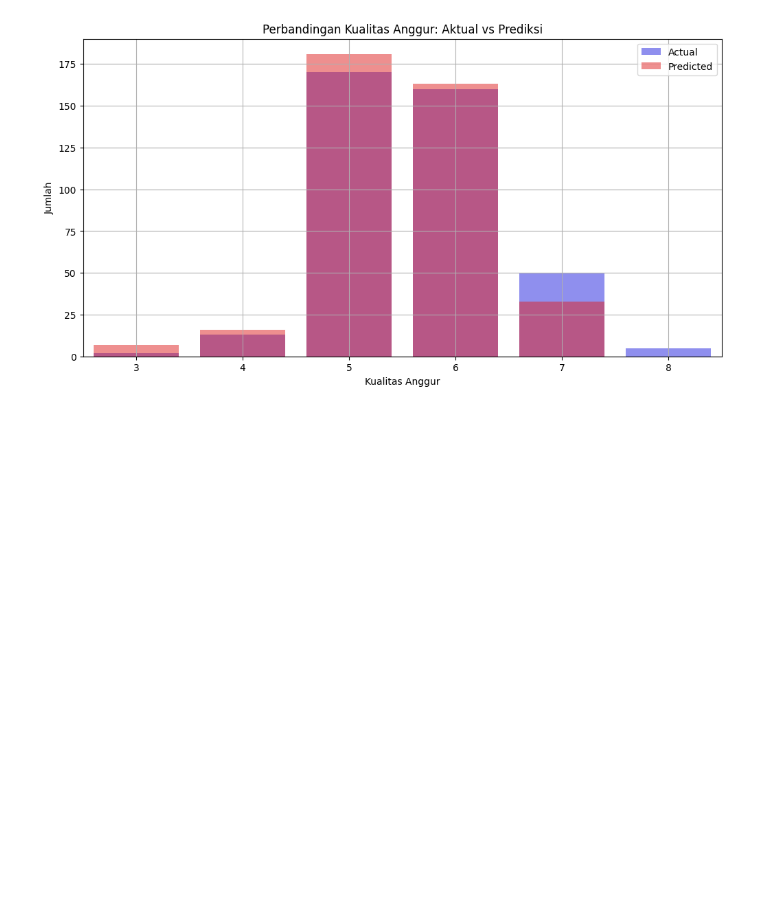
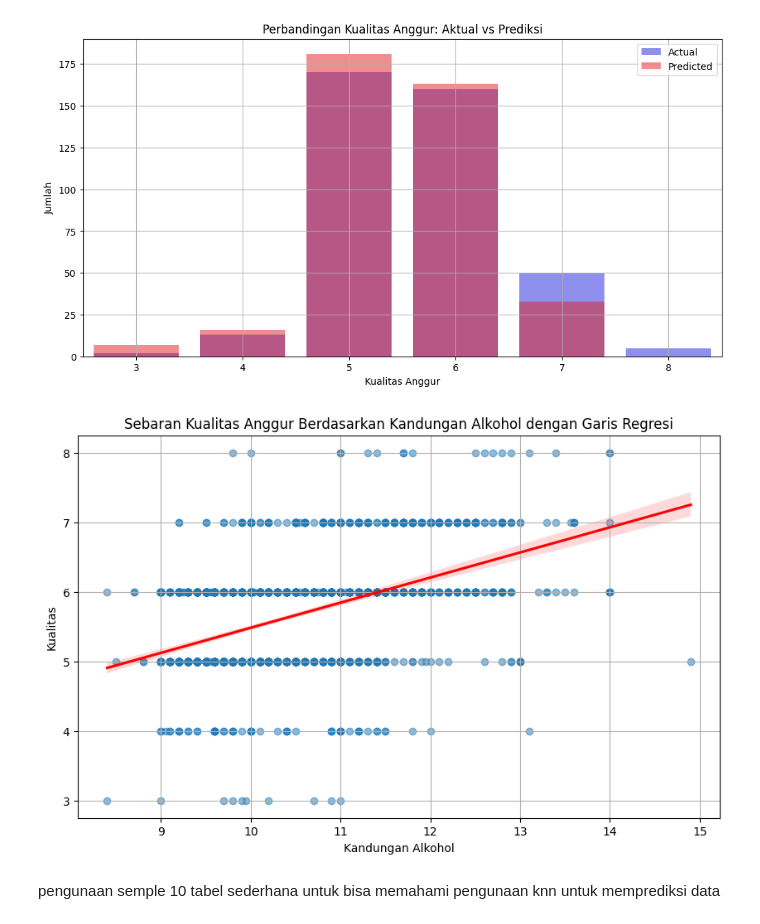
Before and after one commit to ihyaulumuddin044/machineLearning, a Jupyter notebook: K_Nierest_Neighbor.ipynb, the cells around one changed output. Drawn from its saved outputs; the diff is of its cells as text; code cells hidden in the pictures; blank space fills up the shorter version.

```diff
--- a/K_Nierest_Neighbor.ipynb
+++ b/K_Nierest_Neighbor.ipynb
@@ -97,3 +150,26 @@ plt.show()
 [figure]
 [figure]
 [figure]
+# %%
+# sebaran diagram
+
+import pandas as pd
+import matplotlib.pyplot as plt
+import seaborn as sns
+
+# Memuat dataset Wine Quality dari URL
+url = "https://archive.ics.uci.edu/ml/machine-learning-databases/wine-quality/winequality-red.csv"
+wine = pd.read_csv(url, sep=';')
+
+# Menampilkan diagram sebaran antara 'alcohol' dan 'quality' dengan garis regresi
+plt.figure(figsize=(10, 6))
+sns.regplot(data=wine, x='alcohol', y='quality', scatter_kws={'alpha':0.5}, line_kws={'color':'red'})
+plt.title('Sebaran Kualitas Anggur Berdasarkan Kandungan Alkohol dengan Garis Regresi')
+plt.xlabel('Kandungan Alkohol')
+plt.ylabel('Kualitas')
+plt.grid(True)
+plt.show()
+# %% [output]
+[figure, added]
+# %% [markdown]
+pengunaan semple 10 tabel sederhana untuk bisa memahami pengunaan knn untuk memprediksi data
```
Also changed, not shown: parts of 3 cells of this notebook.
